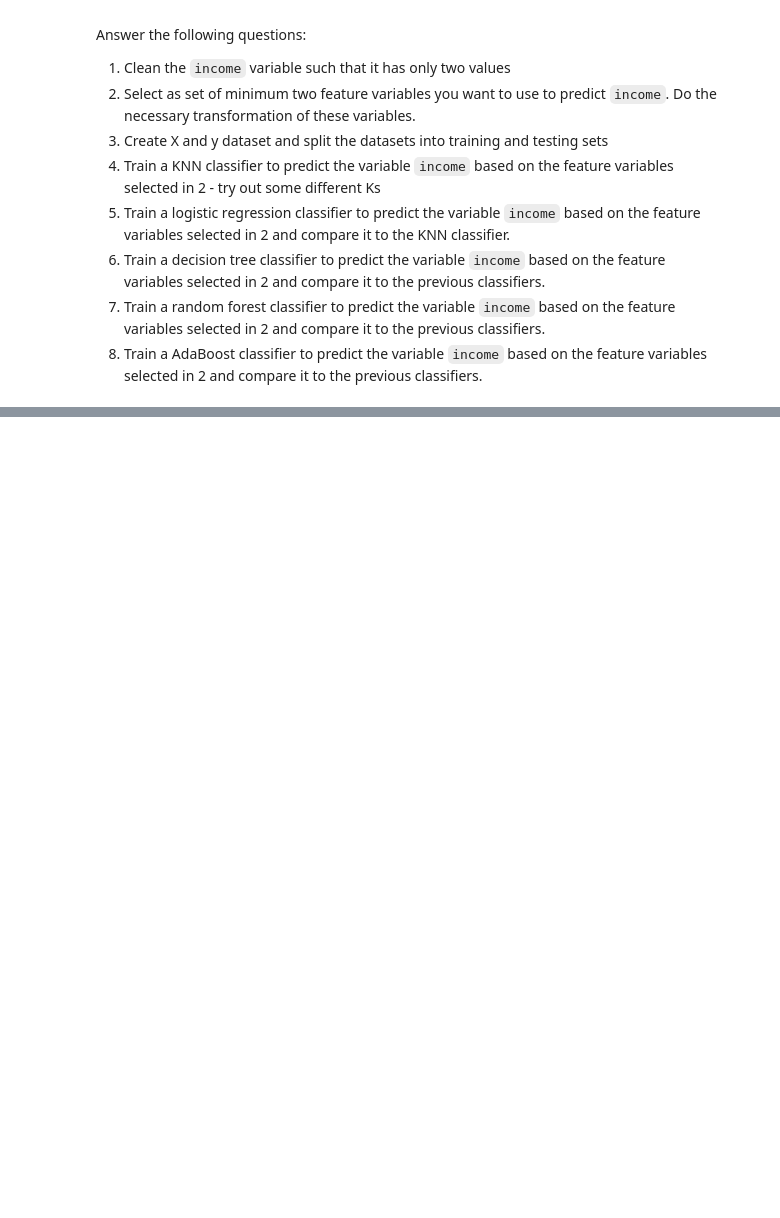
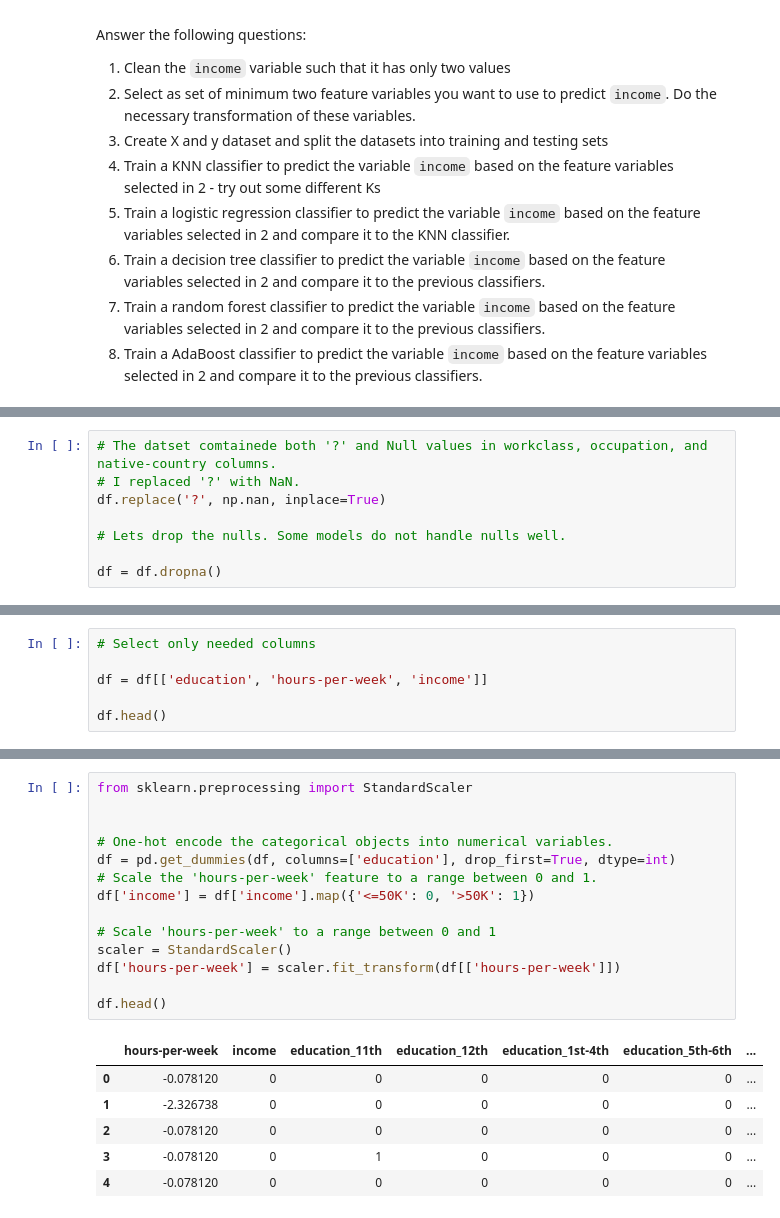
Before and after one commit to Sebastianrix/Data-Things, a Jupyter notebook: 6) Classification/Exercises in Classification II.ipynb, the cells around one changed output, grey strips where cells are left out. Drawn from its saved outputs; the diff is of its cells as text; blank space fills up the shorter version.

```diff
--- a/6) Classification/Exercises in Classification II.ipynb
+++ b/6) Classification/Exercises in Classification II.ipynb
@@ -30,0 +40,8 @@ Answer the following questions:
+# %%
+# The datset comtainede both '?' and Null values in workclass, occupation, and native-country columns.
+# I replaced '?' with NaN.
+df.replace('?', np.nan, inplace=True)
+
+# Lets drop the nulls. Some models do not handle nulls well.
+
+df = df.dropna()
@@ -30,0 +54,6 @@ Answer the following questions:
+# %%
+# Select only needed columns
+
+df = df[['education', 'hours-per-week', 'income']]
+
+df.head()
@@ -30,0 +67,21 @@ Answer the following questions:
+# %%
+from sklearn.preprocessing import StandardScaler
+
+
+# One-hot encode the categorical objects into numerical variables.
+df = pd.get_dummies(df, columns=['education'], drop_first=True, dtype=int)
+# Scale the 'hours-per-week' feature to a range between 0 and 1.
+df['income'] = df['income'].map({'<=50K': 0, '>50K': 1})
+
+# Scale 'hours-per-week' to a range between 0 and 1
+scaler = StandardScaler()
+df['hours-per-week'] = scaler.fit_transform(df[['hours-per-week']])
+
+df.head()
+# %% [output]
+|  | hours-per-week | income | education_11th | education_12th | education_1st-4th | education_5th-6th | ... |
+| 0 | -0.078120 | 0 | 0 | 0 | 0 | 0 | ... |
+| 1 | -2.326738 | 0 | 0 | 0 | 0 | 0 | ... |
+| 2 | -0.078120 | 0 | 0 | 0 | 0 | 0 | ... |
+| 3 | -0.078120 | 0 | 1 | 0 | 0 | 0 | ... |
+| 4 | -0.078120 | 0 | 0 | 0 | 0 | 0 | ... |
```
Also changed, not shown: parts of 22 cells of this notebook, 1 other file.
